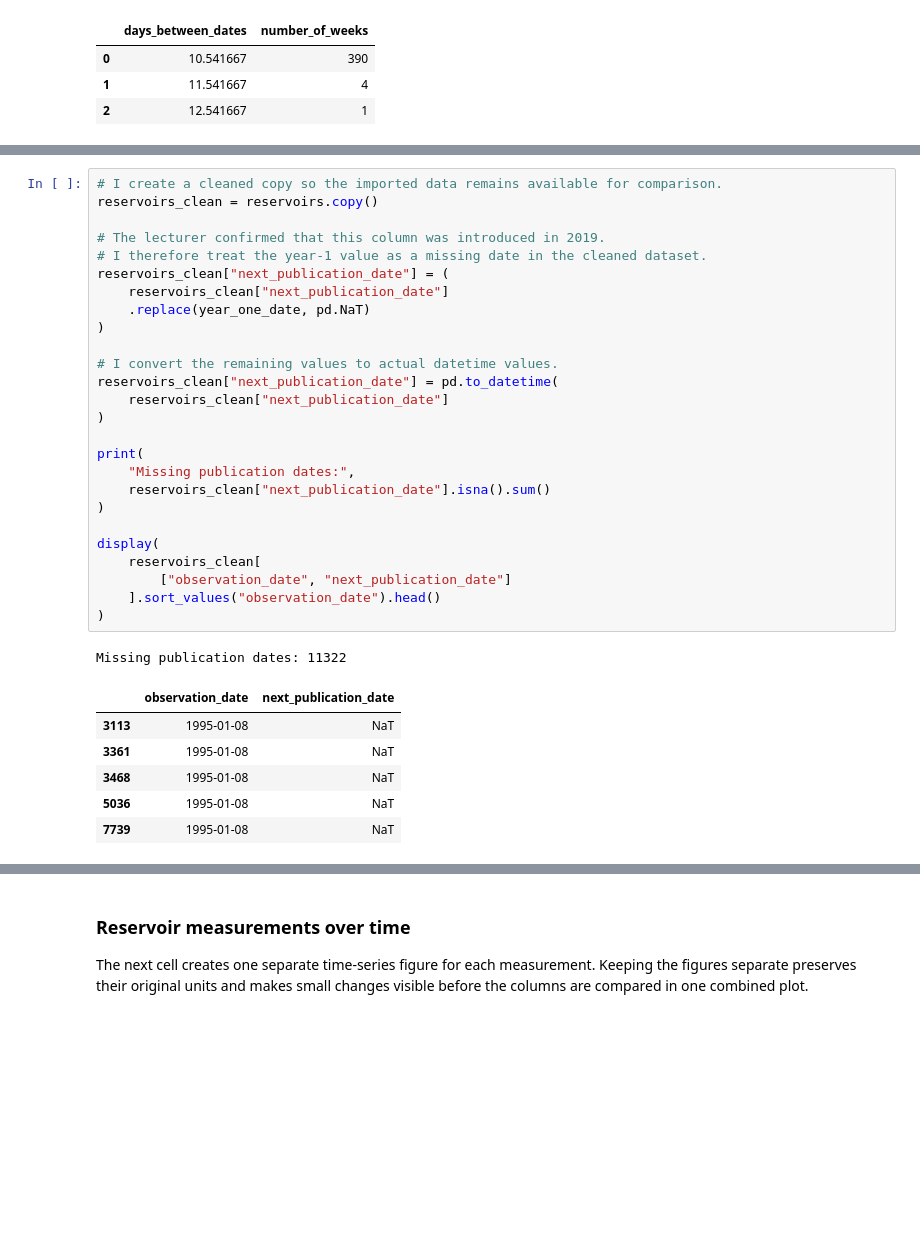
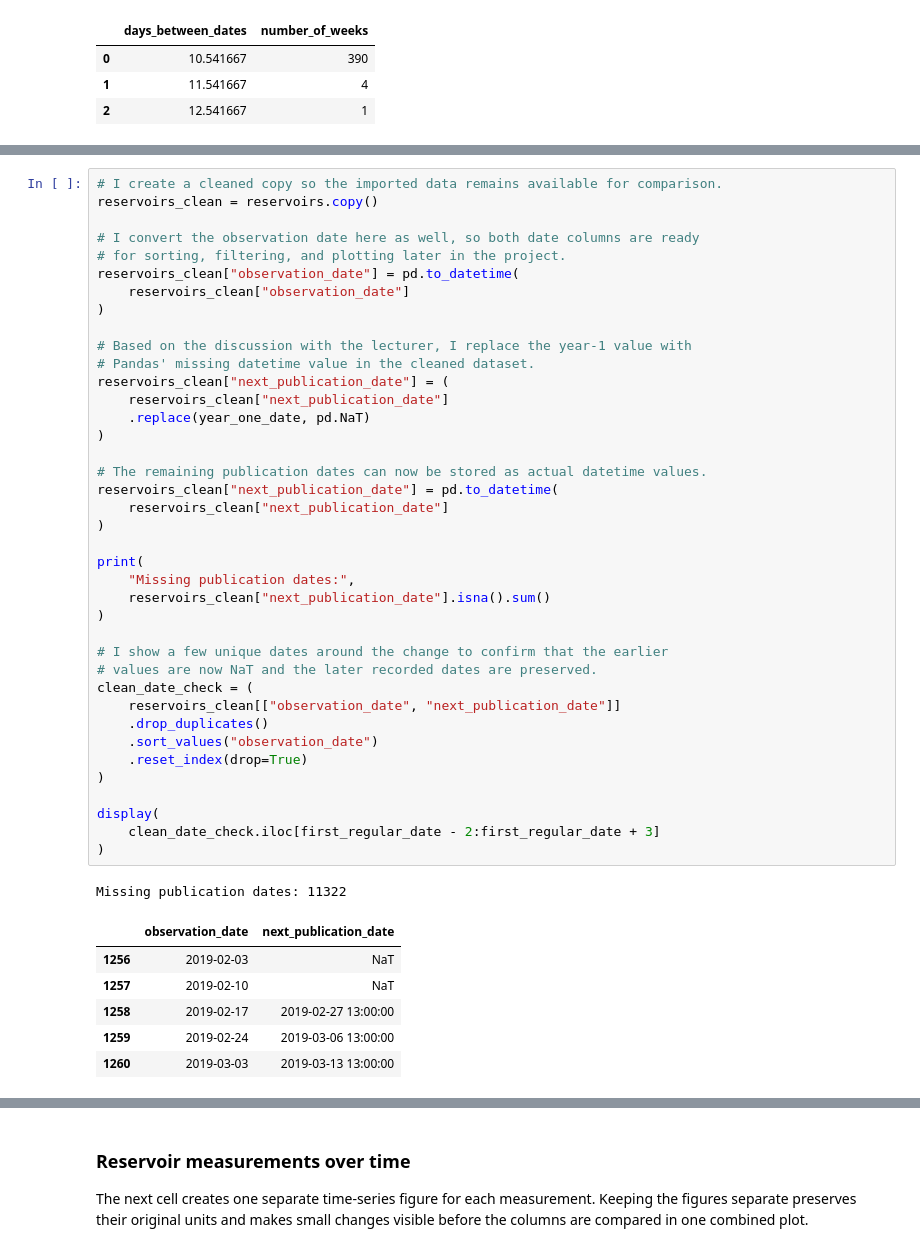
Before and after one commit to G0KU-DOTCOM/Streamlit_dashboard, a Jupyter notebook: notebooks/prosjekt_part1.ipynb, the cells around one changed output, grey strips where cells are left out. Cells and saved outputs as stored; diff of their text form; blank space fills up the shorter version.

```diff
--- a/notebooks/prosjekt_part1.ipynb
+++ b/notebooks/prosjekt_part1.ipynb
@@ -493,35 +455,48 @@ display(
 # %%
 # I create a cleaned copy so the imported data remains available for comparison.
 reservoirs_clean = reservoirs.copy()
 
-# The lecturer confirmed that this column was introduced in 2019.
-# I therefore treat the year-1 value as a missing date in the cleaned dataset.
+# I convert the observation date here as well, so both date columns are ready
+# for sorting, filtering, and plotting later in the project.
+reservoirs_clean["observation_date"] = pd.to_datetime(
+    reservoirs_clean["observation_date"]
+)
+
+# Based on the discussion with the lecturer, I replace the year-1 value with
+# Pandas' missing datetime value in the cleaned dataset.
 reservoirs_clean["next_publication_date"] = (
     reservoirs_clean["next_publication_date"]
     .replace(year_one_date, pd.NaT)
 )
 
-# I convert the remaining values to actual datetime values.
+# The remaining publication dates can now be stored as actual datetime values.
 reservoirs_clean["next_publication_date"] = pd.to_datetime(
     reservoirs_clean["next_publication_date"]
 )
 
 print(
     "Missing publication dates:",
     reservoirs_clean["next_publication_date"].isna().sum()
 )
 
+# I show a few unique dates around the change to confirm that the earlier
+# values are now NaT and the later recorded dates are preserved.
+clean_date_check = (
+    reservoirs_clean[["observation_date", "next_publication_date"]]
+    .drop_duplicates()
+    .sort_values("observation_date")
+    .reset_index(drop=True)
+)
+
 display(
-    reservoirs_clean[
-        ["observation_date", "next_publication_date"]
-    ].sort_values("observation_date").head()
+    clean_date_check.iloc[first_regular_date - 2:first_regular_date + 3]
 )
 # %% [output]
 Missing publication dates: 11322
 |  | observation_date | next_publication_date |
-| 3113 | 1995-01-08 | NaT |
-| 3361 | 1995-01-08 | NaT |
-| 3468 | 1995-01-08 | NaT |
-| 5036 | 1995-01-08 | NaT |
-| 7739 | 1995-01-08 | NaT |
+| 1256 | 2019-02-03 | NaT |
+| 1257 | 2019-02-10 | NaT |
+| 1258 | 2019-02-17 | 2019-02-27 13:00:00 |
+| 1259 | 2019-02-24 | 2019-03-06 13:00:00 |
+| 1260 | 2019-03-03 | 2019-03-13 13:00:00 |
 # %% [markdown]
```
Also changed, not shown: parts of 12 cells of this notebook.
